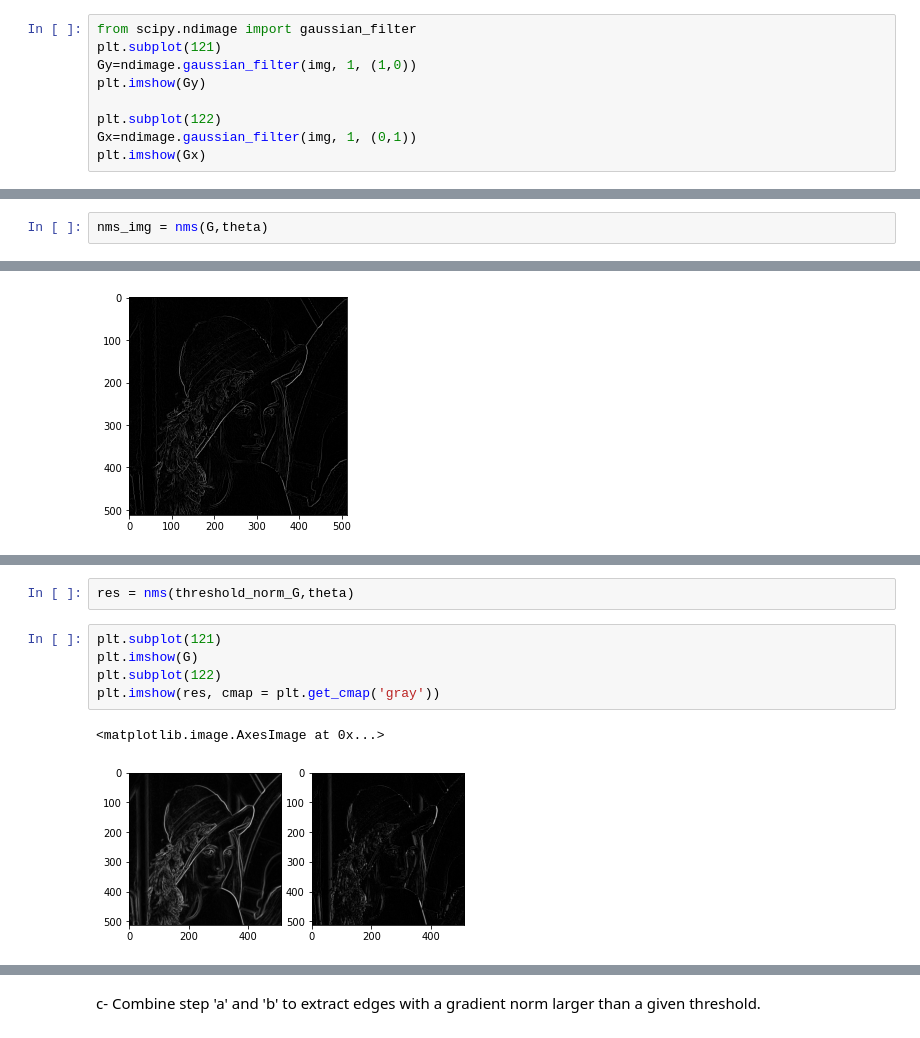
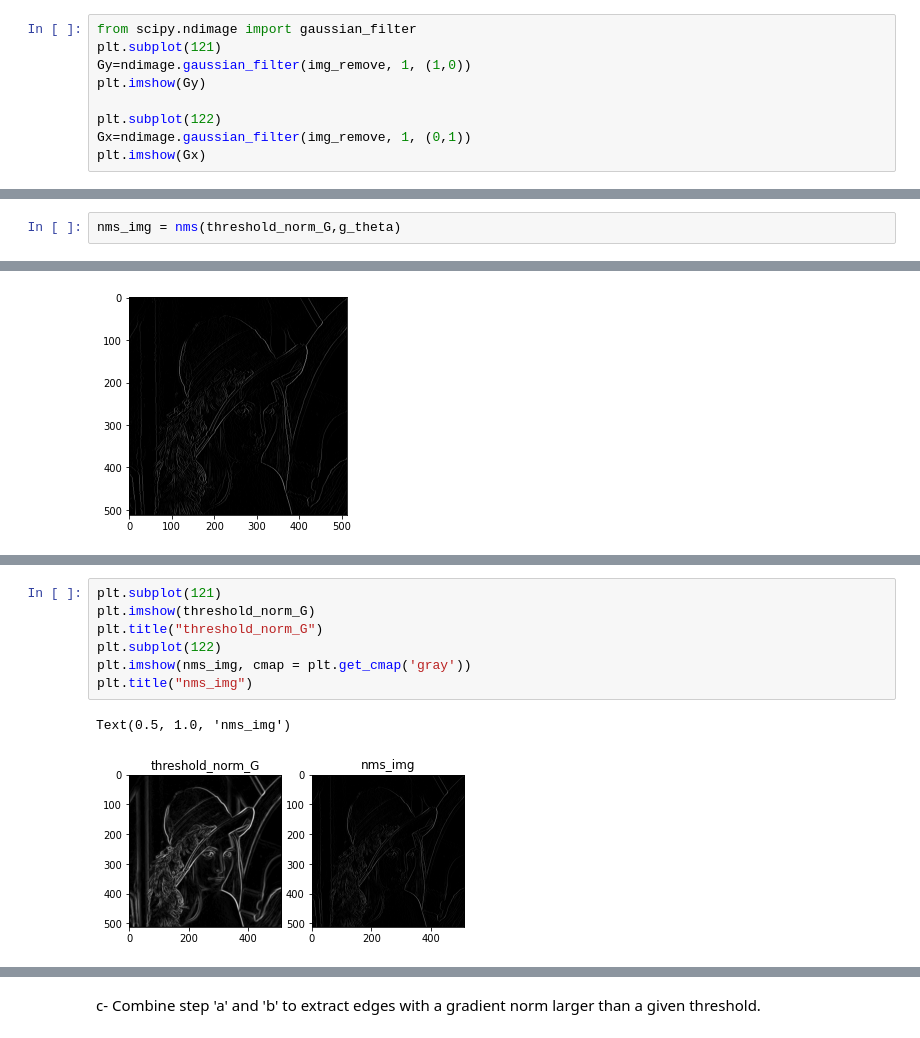
Before and after one commit to yeb2Binfang/DS_GY_3001_CV, a Jupyter notebook: HW/HW2/homework2.ipynb, the cells around one changed output, grey strips where cells are left out. Drawn from its saved outputs; the diff is of its cells as text.

```diff
--- a/HW/HW2/homework2.ipynb
+++ b/HW/HW2/homework2.ipynb
@@ -89,11 +89,11 @@ plt.tight_layout()
 # %%
 from scipy.ndimage import gaussian_filter
 plt.subplot(121)
-Gy=ndimage.gaussian_filter(img, 1, (1,0))
+Gy=ndimage.gaussian_filter(img_remove, 1, (1,0))
 plt.imshow(Gy)
 
 plt.subplot(122)
-Gx=ndimage.gaussian_filter(img, 1, (0,1))
+Gx=ndimage.gaussian_filter(img_remove, 1, (0,1))
 plt.imshow(Gx)
 # %% [output]
 <matplotlib.image.AxesImage at 0x...>
@@ -228,5 +230,5 @@ def nms(g_norm, g_theta):
 # %%
-nms_img = nms(G,theta)
+nms_img = nms(threshold_norm_G,g_theta)
 # %%
 plt.imshow(nms_img)
 # %% [output]
@@ -293,10 +237,10 @@ print(ou)
-# %%
-res = nms(threshold_norm_G,theta)
 # %%
 plt.subplot(121)
-plt.imshow(G)
+plt.imshow(threshold_norm_G)
+plt.title("threshold_norm_G")
 plt.subplot(122)
-plt.imshow(res, cmap = plt.get_cmap('gray'))
+plt.imshow(nms_img, cmap = plt.get_cmap('gray'))
+plt.title("nms_img")
 # %% [output]
-<matplotlib.image.AxesImage at 0x...>
+Text(0.5, 1.0, 'nms_img')
-[figure, old version]
+[figure, new version]
```
Also changed, not shown: parts of 14 cells of this notebook.
